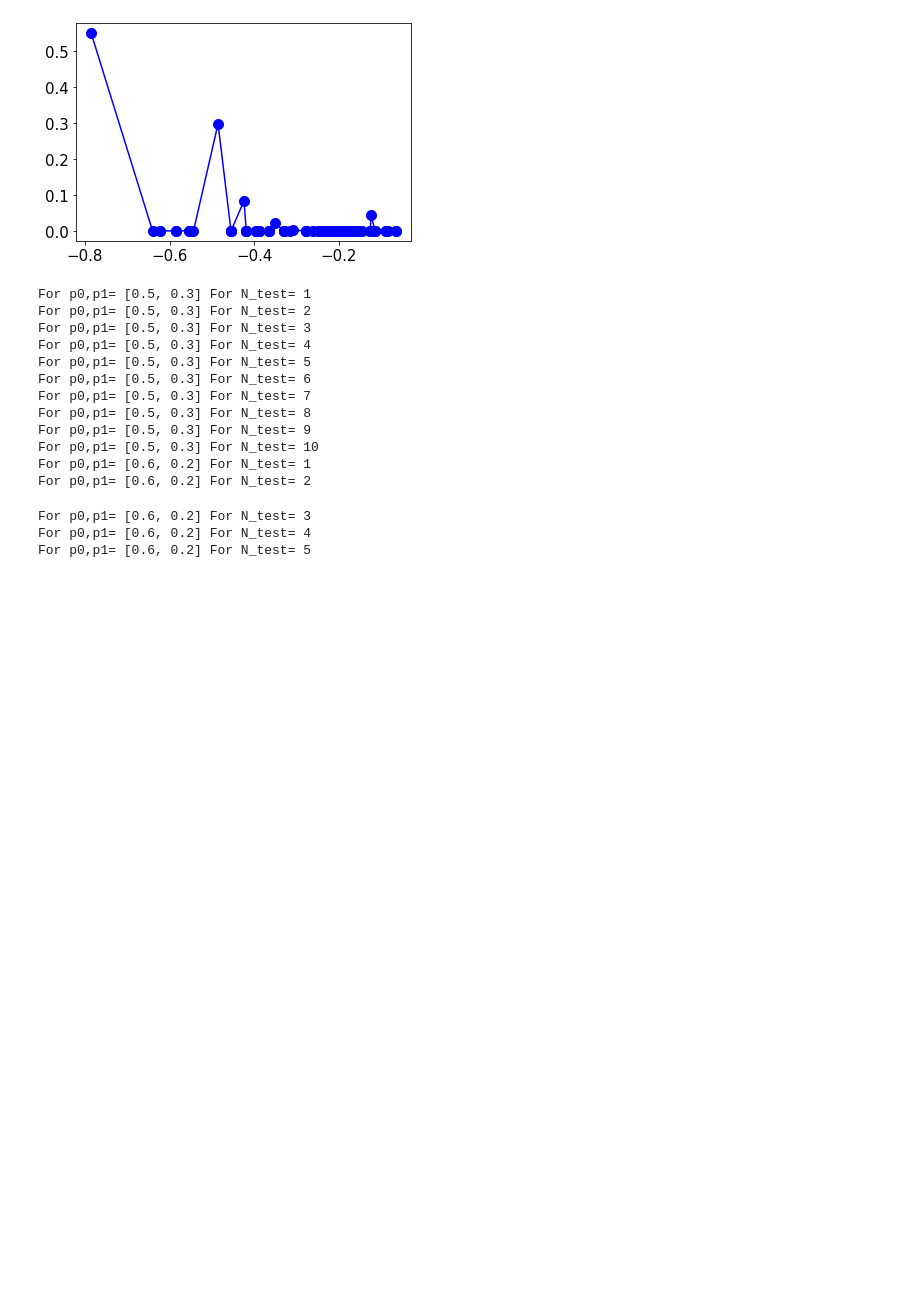
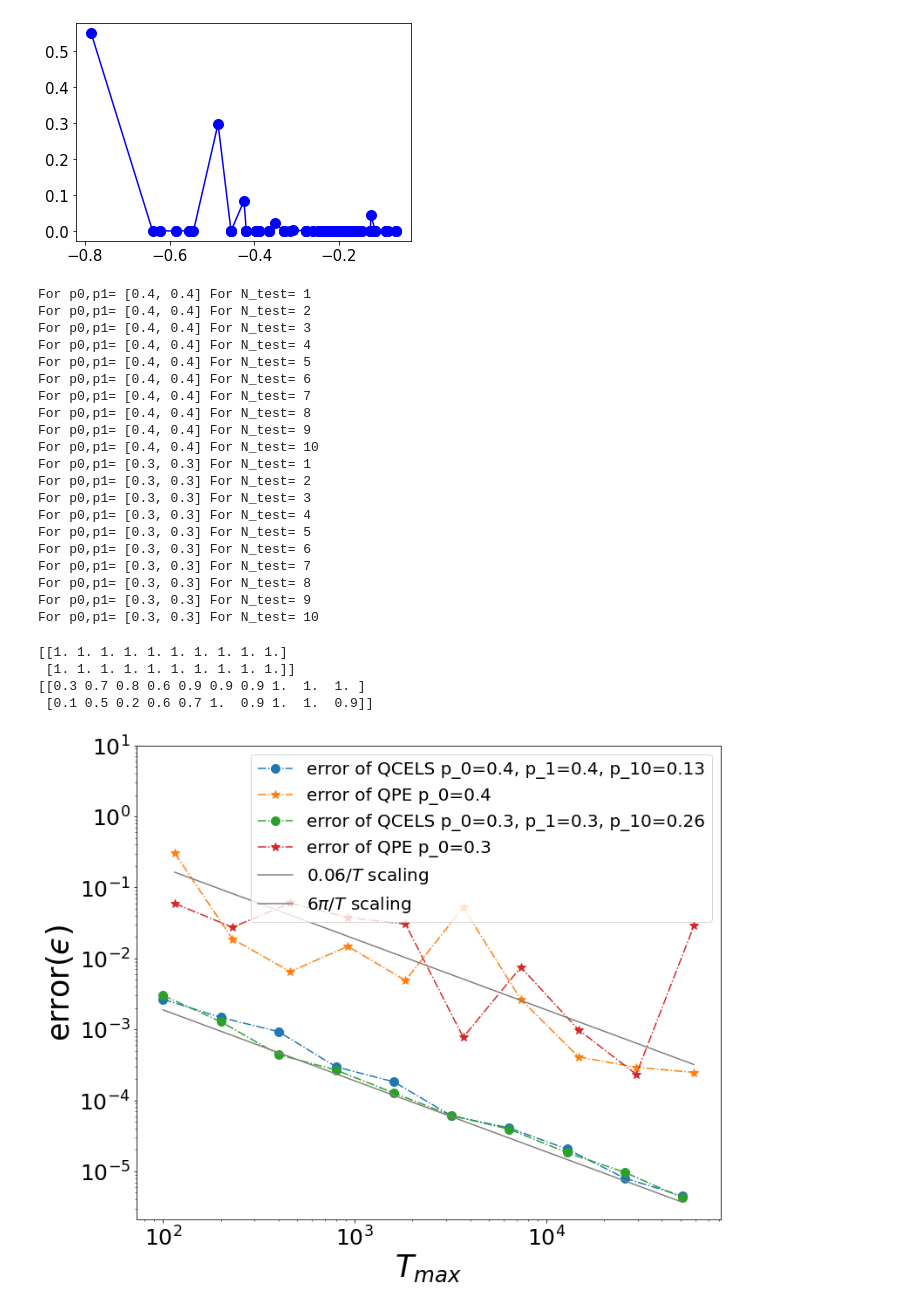
Before and after one commit to zhiyanding/MM-QCELS, a Jupyter notebook: compare_QCELS_QPE_tfim_8sites.ipynb, the cells around one changed output. Drawn from its saved outputs; the diff is of its cells as text; code cells hidden in the pictures; blank space fills up the shorter version.

```diff
--- a/compare_QCELS_QPE_tfim_8sites.ipynb
+++ b/compare_QCELS_QPE_tfim_8sites.ipynb
@@ -45,8 +45,9 @@ plt.plot(spectrum, population,'b-o');plt.show()
 [figure]
 [figure]
 # %%
-p0_array = np.array([0.5,0.6]) #initial overlap with the first eigenvector
-p1_array=np.array([0.3,0.2]) #initial overlap with the second eigenvector
+p0_array = np.array([0.4,0.3], dtype='float') #initial overlap with the first eigenvector
+p1_array=np.array([0.4,0.3], dtype='float') #initial overlap with the second eigenvector
+p9_array=np.array([0,0], dtype='float')
 T_gap = 115
 N_test_QCELS = 10  #number of different circuit depths for QCELS test
 N_QPE = 10  #number of different circuit depths for QCELS QPE test
@@ -72,14 +73,15 @@ for a1 in range(len(p0_array)):
         print("For p0,p1=",[p0,p1],"For N_test=",n_test+1)
         spectrum, population = generate_spectrum_population(eigenenergies,
                 population_raw, [p0,p1])
+        p9_array[a1]=int(population[9]*100)/100
         spectrum=spectrum+np.random.uniform(-1,1)*0.05
         #------------------QCELS-----------------
         for ix in range(len(T_list_QCELS)):
             T = T_list_QCELS[ix]
             T_0 = 50
-            NT_0 = 2000
-            NT = 1000
-            lambda_prior = np.append(spectrum[0:2],spectrum[9])+0.01*np.random.uniform(-1,1,3)
+            NT_0 = 3000
+            NT = 2000
+            lambda_prior = np.append(spectrum[0:2],spectrum[9])+np.random.uniform(-1,1,3)/T_0
             ground_energy_estimate=np.zeros(len(lambda_prior))
             ground_energy_estimate_QCELS, cost_list_QCELS_this, max_T_QCELS_this = \
                     qcels_multimodal(spectrum, population, T_0, T, NT_0, NT, lambda_prior)#QCELS with time T
@@ -88,14 +90,14 @@ for a1 in range(len(p0_array)):
             ground_energy_estimate=np.sort(ground_energy_estimate)
             err_this_run_QCELS = np.linalg.norm(ground_energy_estimate - np.append(spectrum[0:2],spectrum[9]))
 #             err_this_run_QCELS = min(np.abs(ground_energy_estimate-spectrum[0]))
-            #err_QCELS[a1,ix] = err_QCELS[a1,ix]+np.abs(err_this_run_QCELS)
+            err_QCELS[a1,ix] = err_QCELS[a1,ix]+np.abs(err_this_run_QCELS)
             cost_list_avg_QCELS[a1,ix]=cost_list_avg_QCELS[a1,ix]+cost_list_QCELS_this
             max_T_QCELS[a1,ix]=max(max_T_QCELS[a1,ix],max_T_QCELS_this)
             if np.abs(err_this_run_QCELS)<err_thres_hold:
                 n_success_QCELS[ix]+=1
-                err_QCELS[a1,ix] = err_QCELS[a1,ix]+np.abs(err_this_run_QCELS)
+                #err_QCELS[a1,ix] = err_QCELS[a1,ix]+np.abs(err_this_run_QCELS)
 #        # ----------------- QPE -----------------------
-        N_try_QPE=int(25*np.ceil(1.0/p0)) #number of QPE samples each time
+        N_try_QPE=int(15*np.ceil(1.0/p0)) #number of QPE samples each time
         for ix in range(len(T_list_QPE)):
             T = int(T_list_QPE[ix])
             discrete_energies = 2*np.pi*np.arange(2*T)/(2*T) - np.pi
@@ -114,58 +116,71 @@ for a1 in range(len(p0_array)):
     err_QPE[a1,:] = err_QPE[a1,:]/Navg
     cost_list_avg_QCELS[a1,:]=cost_list_avg_QCELS[a1,:]/Navg
 # %% [output]
-For p0,p1= [0.5, 0.3] For N_test= 1
-For p0,p1= [0.5, 0.3] For N_test= 2
-For p0,p1= [0.5, 0.3] For N_test= 3
-For p0,p1= [0.5, 0.3] For N_test= 4
-For p0,p1= [0.5, 0.3] For N_test= 5
-For p0,p1= [0.5, 0.3] For N_test= 6
-For p0,p1= [0.5, 0.3] For N_test= 7
-For p0,p1= [0.5, 0.3] For N_test= 8
-For p0,p1= [0.5, 0.3] For N_test= 9
-For p0,p1= [0.5, 0.3] For N_test= 10
-For p0,p1= [0.6, 0.2] For N_test= 1
-For p0,p1= [0.6, 0.2] For N_test= 2
+For p0,p1= [0.4, 0.4] For N_test= 1
+For p0,p1= [0.4, 0.4] For N_test= 2
+For p0,p1= [0.4, 0.4] For N_test= 3
+For p0,p1= [0.4, 0.4] For N_test= 4
+For p0,p1= [0.4, 0.4] For N_test= 5
+For p0,p1= [0.4, 0.4] For N_test= 6
+For p0,p1= [0.4, 0.4] For N_test= 7
+For p0,p1= [0.4, 0.4] For N_test= 8
+For p0,p1= [0.4, 0.4] For N_test= 9
+For p0,p1= [0.4, 0.4] For N_test= 10
+For p0,p1= [0.3, 0.3] For N_test= 1
+For p0,p1= [0.3, 0.3] For N_test= 2
+For p0,p1= [0.3, 0.3] For N_test= 3
+For p0,p1= [0.3, 0.3] For N_test= 4
+For p0,p1= [0.3, 0.3] For N_test= 5
+For p0,p1= [0.3, 0.3] For N_test= 6
+For p0,p1= [0.3, 0.3] For N_test= 7
+For p0,p1= [0.3, 0.3] For N_test= 8
+For p0,p1= [0.3, 0.3] For N_test= 9
+For p0,p1= [0.3, 0.3] For N_test= 10
-For p0,p1= [0.6, 0.2] For N_test= 3
-For p0,p1= [0.6, 0.2] For N_test= 4
-For p0,p1= [0.6, 0.2] For N_test= 5
 # %%
 print(rate_success_QCELS)
-print(population[0:15])
+print(rate_success_QPE)
 plt.figure(figsize=(12,10))
 plt.plot(max_T_QCELS[0,:],err_QCELS[0,:],linestyle="-.",marker="o",
-         label="error of QCELS p_0={}, p_1={}".format(p0_array[0],p1_array[0]))
+         label="error of QCELS p_0={}, p_1={}, p_10={}".format(p0_array[0],p1_array[0],p9_array[0]))
 plt.plot(T_list_QPE,err_QPE[0,:],linestyle="-.",marker="*",
          label="error of QPE p_0={}".format(p0_array[0]))
 plt.plot(max_T_QCELS[1,:],err_QCELS[1,:],linestyle="-.",marker="o",
-         label="error of QCELS p_0={}, p_1={}".format(p0_array[1],p1_array[1]))
+         label="error of QCELS p_0={}, p_1={}, p_10={}".format(p0_array[1],p1_array[1],p9_array[1]))
 plt.plot(T_list_QPE,err_QPE[1,:],linestyle="-.",marker="*",
          label="error of QPE p_0={}".format(p0_array[1]))
 plt.plot(max_T_QCELS[0,:],0.06*np.pi/max_T_QCELS[0,:],linestyle="-",color="grey",label="$0.06/T$ scaling")
 plt.plot(T_list_QPE,6*np.pi/T_list_QPE,linestyle="-",color="grey",label="$6\pi/T$ scaling")
 plt.xlabel("$T_{max}$",fontsize=35)
 plt.ylabel("error($ϵ$)",fontsize=35)
 plt.xticks(fontsize=25)
 plt.yticks(fontsize=25)
 plt.xscale("log")
 plt.yscale("log")
 plt.ylim(top=10)
 plt.legend(fontsize=20)
+plt.savefig('TFIM_depth_8.pdf')
 plt.figure(figsize=(12,10))
 plt.plot(cost_list_avg_QCELS[0,:],err_QCELS[0,:],linestyle="-.",marker="o",
-         label="error of QCELS p_0={}, p_1={}".format(p0_array[0],p1_array[0]))
+         label="error of QCELS p_0={}, p_1={}, p_10={}".format(p0_array[0],p1_array[0],p9_array[0]))
 plt.plot(cost_list_avg_QPE[0,:],err_QPE[0,:],linestyle="-.",marker="*",
          label="error of QPE p_0={}".format(p0_array[0]))
 plt.plot(cost_list_avg_QCELS[1,:],err_QCELS[1,:],linestyle="-.",marker="o",
-         label="error of QCELS p_0={}, p_1={}".format(p0_array[1],p1_array[1]))
+         label="error of QCELS p_0={}, p_1={}, p_10={}".format(p0_array[1],p1_array[1],p9_array[1]))
 plt.plot(cost_list_avg_QPE[1,:],err_QPE[1,:],linestyle="-.",marker="*",
          label="error of QPE p_0={}".format(p0_array[1]))
 plt.xlabel("$T_{total}$",fontsize=35)
 plt.ylabel("error($ϵ$)",fontsize=35)
 plt.xticks(fontsize=25)
 plt.yticks(fontsize=25)
 plt.xscale("log")
 plt.yscale("log")
 plt.ylim(top=10)
 plt.legend(fontsize=23)
+plt.savefig('TFIM_cost_8.pdf')
 plt.show()
+# %% [output]
+[[1. 1. 1. 1. 1. 1. 1. 1. 1. 1.]
+ [1. 1. 1. 1. 1. 1. 1. 1. 1. 1.]]
+[[0.3 0.7 0.8 0.6 0.9 0.9 0.9 1.  1.  1. ]
+ [0.1 0.5 0.2 0.6 0.7 1.  0.9 1.  1.  0.9]]
+[figure, added]
```
Also changed, not shown: parts of 2 cells of this notebook, 28 other files.
